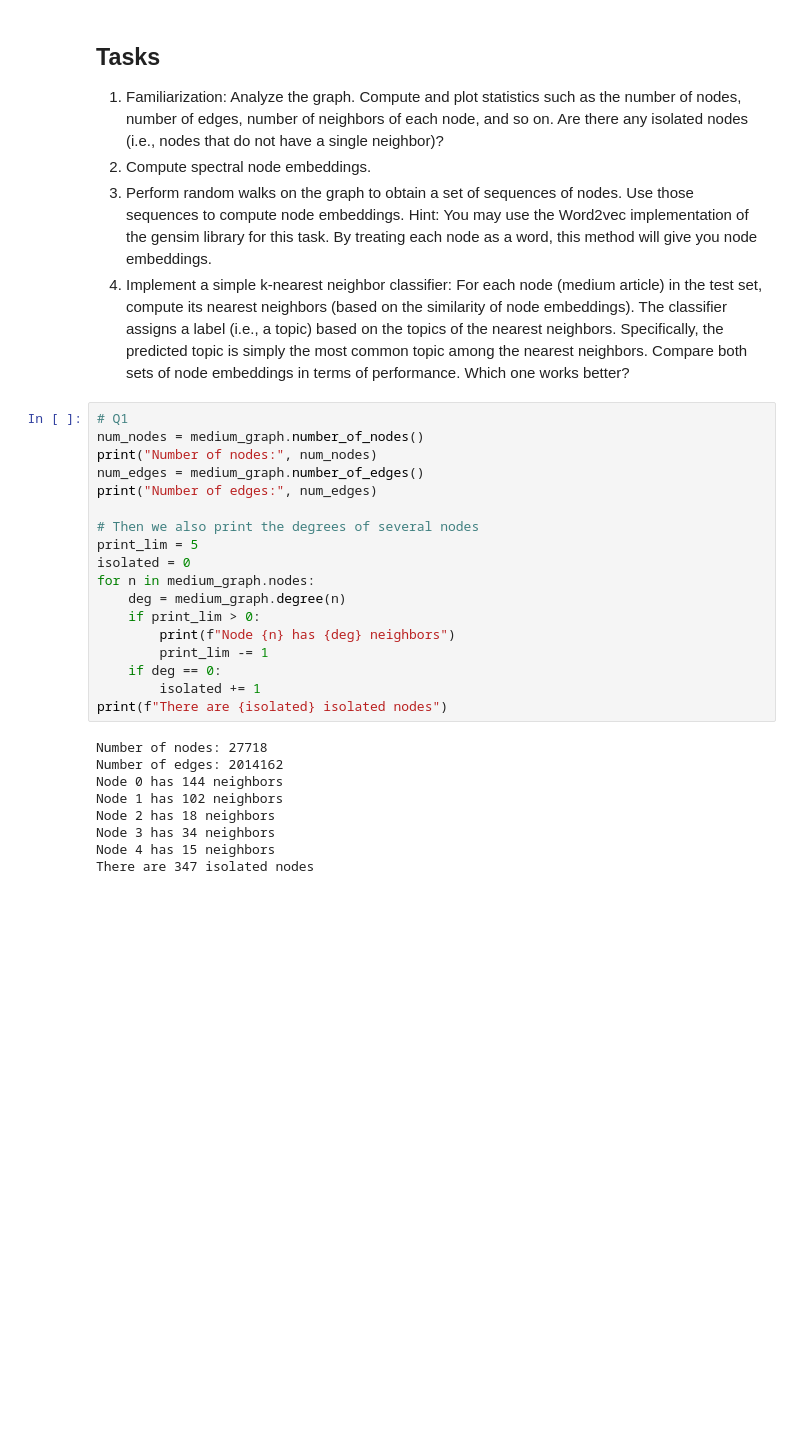
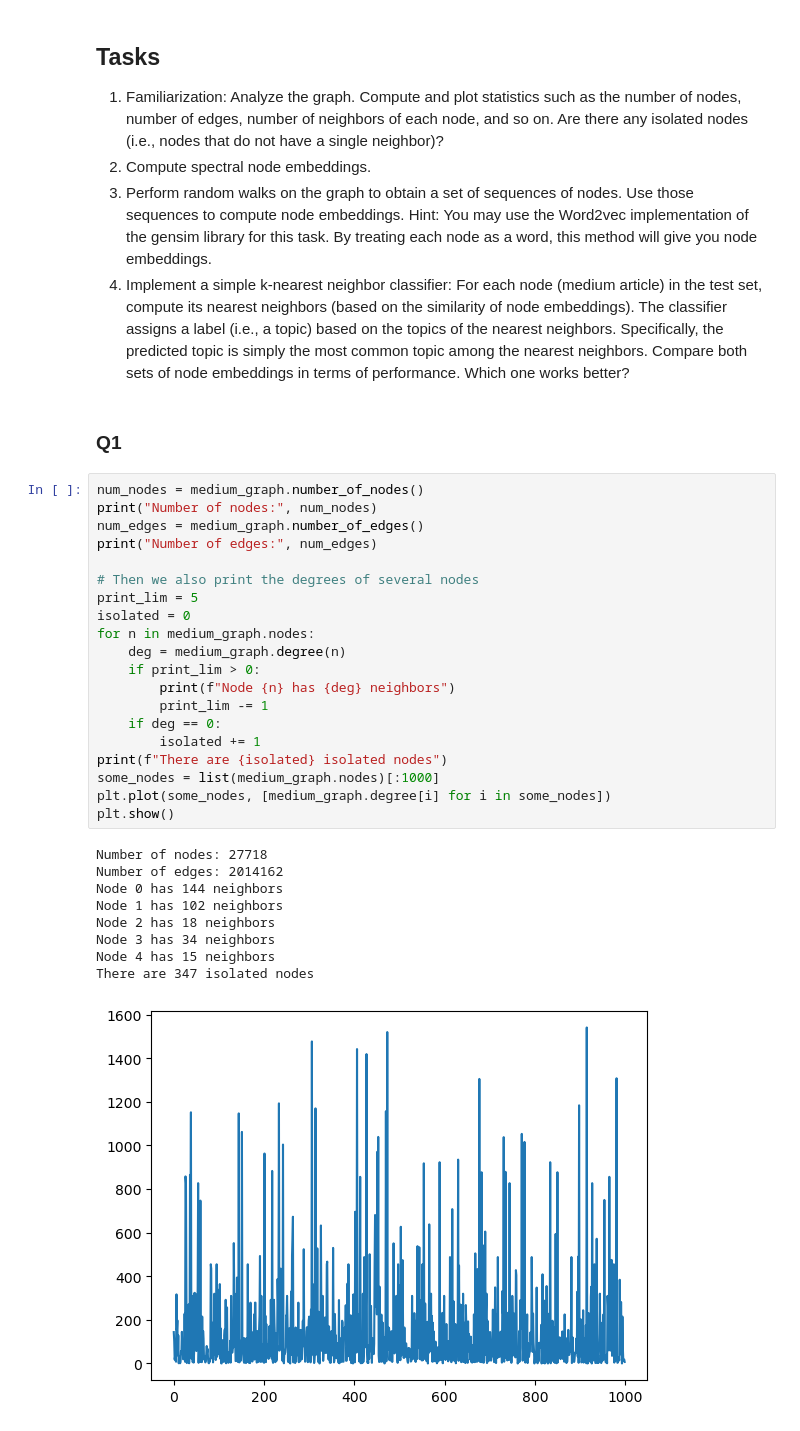
Before and after one commit to datchemguy/dm, a Jupyter notebook: dm2/pipeline.ipynb, the cells around one changed output. Cells and saved outputs as stored; diff of their text form; blank space fills up the shorter version.

```diff
--- a/dm2/pipeline.ipynb
+++ b/dm2/pipeline.ipynb
@@ -70,30 +70,35 @@ for node_ids in list_to_nodes.values():
 2. Compute spectral node embeddings.
 3. Perform random walks on the graph to obtain a set of sequences of nodes. Use those sequences to compute node embeddings. Hint: You may use the Word2vec implementation of the gensim library for this task. By treating each node as a word, this method will give you node embeddings.
 4. Implement a simple k-nearest neighbor classifier: For each node (medium article) in the test set, compute its nearest neighbors (based on the similarity of node embeddings). The classifier assigns a label (i.e., a topic) based on the topics of the nearest neighbors. Specifically, the predicted topic is simply the most common topic among the nearest neighbors. Compare both sets of node embeddings in terms of performance. Which one works better?
+# %% [markdown]
+### Q1
 # %%
-# Q1
 num_nodes = medium_graph.number_of_nodes()
 print("Number of nodes:", num_nodes)
 num_edges = medium_graph.number_of_edges()
 print("Number of edges:", num_edges)
 
 # Then we also print the degrees of several nodes
 print_lim = 5
 isolated = 0
 for n in medium_graph.nodes:
     deg = medium_graph.degree(n)
     if print_lim > 0:
         print(f"Node {n} has {deg} neighbors")
         print_lim -= 1
     if deg == 0:
         isolated += 1
 print(f"There are {isolated} isolated nodes")
+some_nodes = list(medium_graph.nodes)[:1000]
+plt.plot(some_nodes, [medium_graph.degree[i] for i in some_nodes])
+plt.show()
 # %% [output]
 Number of nodes: 27718
 Number of edges: 2014162
 Node 0 has 144 neighbors
 Node 1 has 102 neighbors
 Node 2 has 18 neighbors
 Node 3 has 34 neighbors
 Node 4 has 15 neighbors
 There are 347 isolated nodes
+[figure, added]
```
Also changed, not shown: parts of 13 cells of this notebook, 2 other files.
